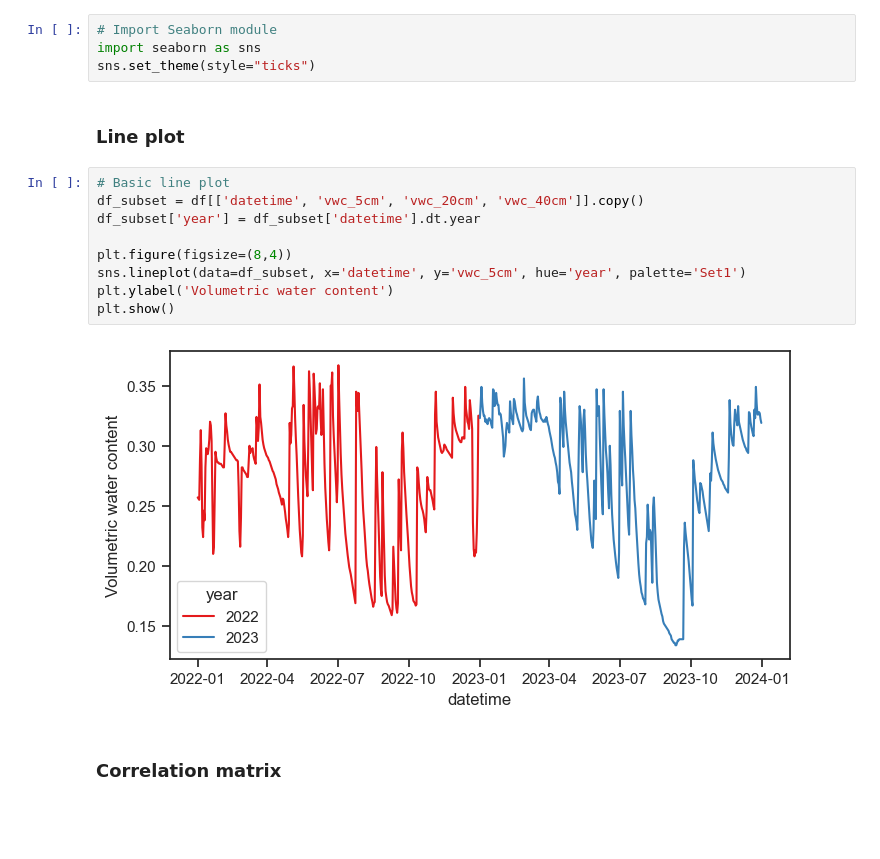
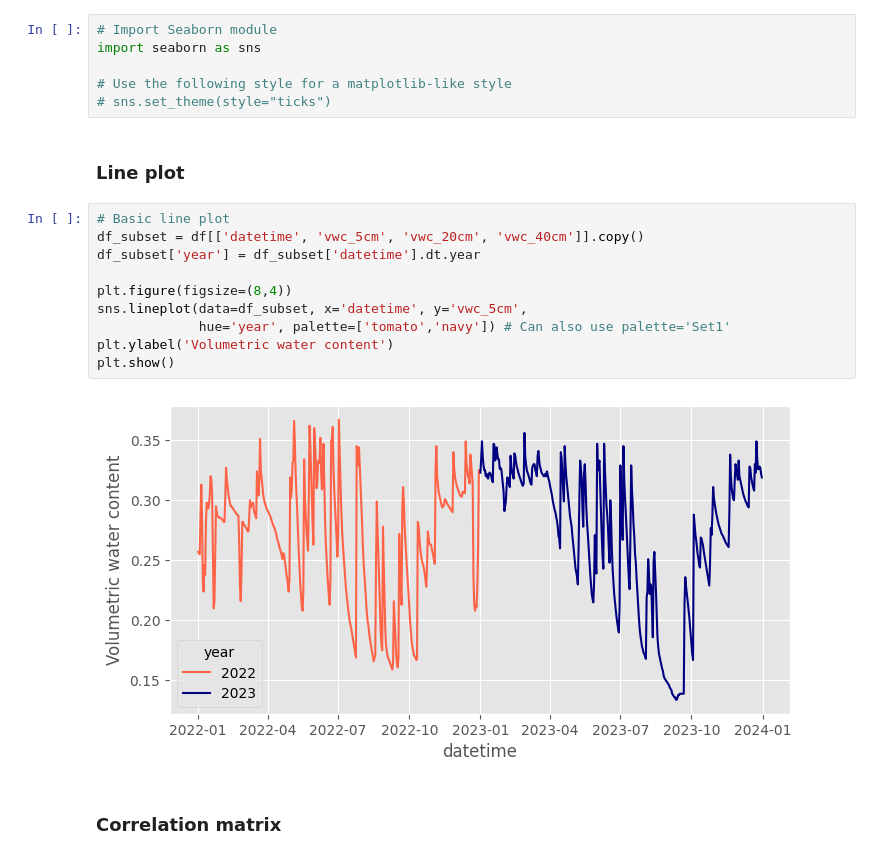
Before and after one commit to soilwater/pynotes-agriscience, a Jupyter notebook: basic_concepts/plotting.ipynb, the cells around one changed output. Saved outputs shown, nothing was run; the diff lists cells and outputs as text; blank space fills up the shorter version.

```diff
--- a/basic_concepts/plotting.ipynb
+++ b/basic_concepts/plotting.ipynb
@@ -562,20 +583,23 @@ Seaborn is a plotting library based on Matplotlib, specifically tailored for sta
 # %%
 # Import Seaborn module
 import seaborn as sns
-sns.set_theme(style="ticks")
+
+# Use the following style for a matplotlib-like style
+# sns.set_theme(style="ticks")
 # %% [markdown]
 ### Line plot
 # %%
 # Basic line plot
 df_subset = df[['datetime', 'vwc_5cm', 'vwc_20cm', 'vwc_40cm']].copy()
 df_subset['year'] = df_subset['datetime'].dt.year
 
 plt.figure(figsize=(8,4))
-sns.lineplot(data=df_subset, x='datetime', y='vwc_5cm', hue='year', palette='Set1')
+sns.lineplot(data=df_subset, x='datetime', y='vwc_5cm',
+             hue='year', palette=['tomato','navy']) # Can also use palette='Set1'
 plt.ylabel('Volumetric water content')
 plt.show()
 # %% [output]
-[figure, old version]
+[figure, new version]
 # %% [markdown]
 ### Correlation matrix
 # %%
```
Also changed, not shown: parts of 20 cells of this notebook, 19 other files.
